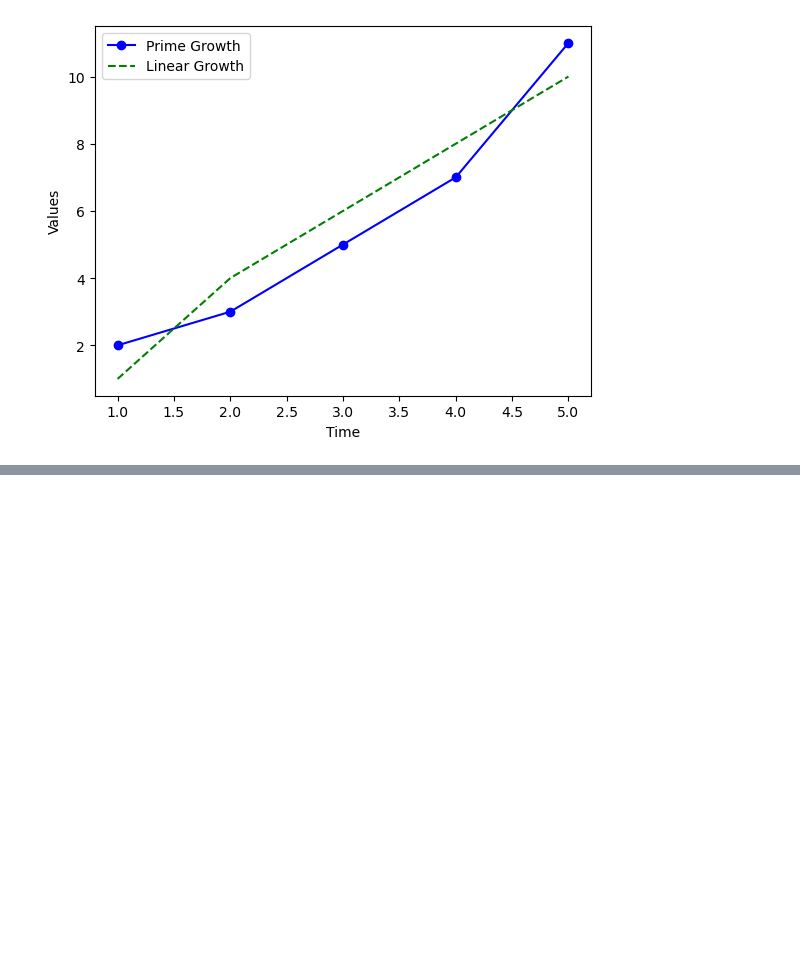
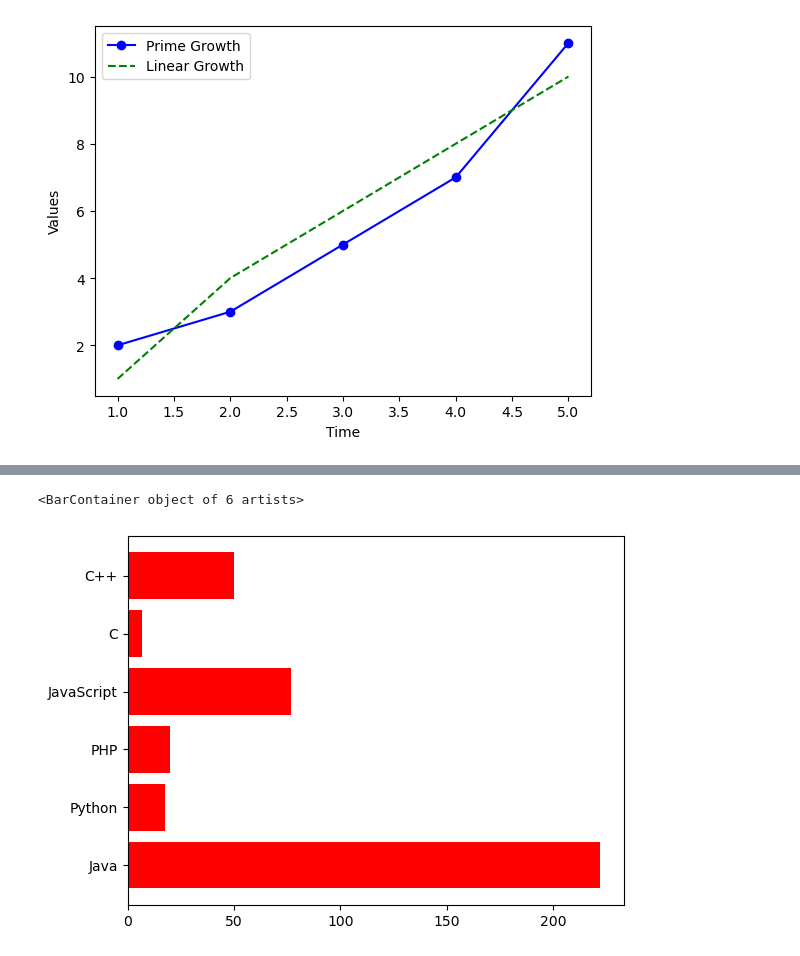
Before and after one commit to Subisuresh321/MCA_S3, a Jupyter notebook: DATA_SCI/Exercise3.ipynb, the cells around one changed output, grey strips where cells are left out. Cells and saved outputs as stored; diff of their text form; code cells hidden in the pictures; blank space fills up the shorter version.

```diff
--- a/DATA_SCI/Exercise3.ipynb
+++ b/DATA_SCI/Exercise3.ipynb
@@ -60,0 +73,5 @@ plt.plot(a,b,marker='.')
+# %%
+plt.barh(languages,popularity,color='red')
+# %% [output]
+<BarContainer object of 6 artists>
+[figure, added]
```
Also changed, not shown: parts of 7 cells of this notebook, 2 other files.
